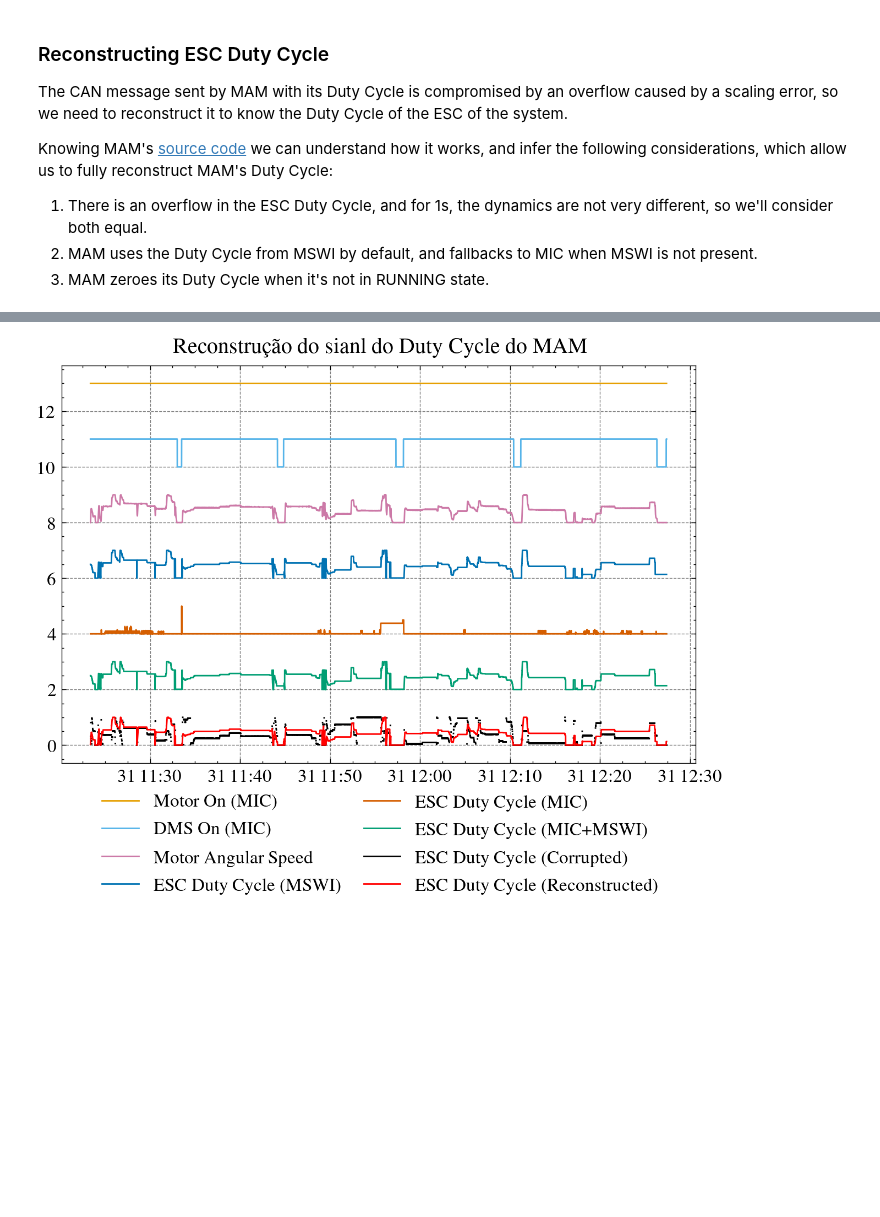
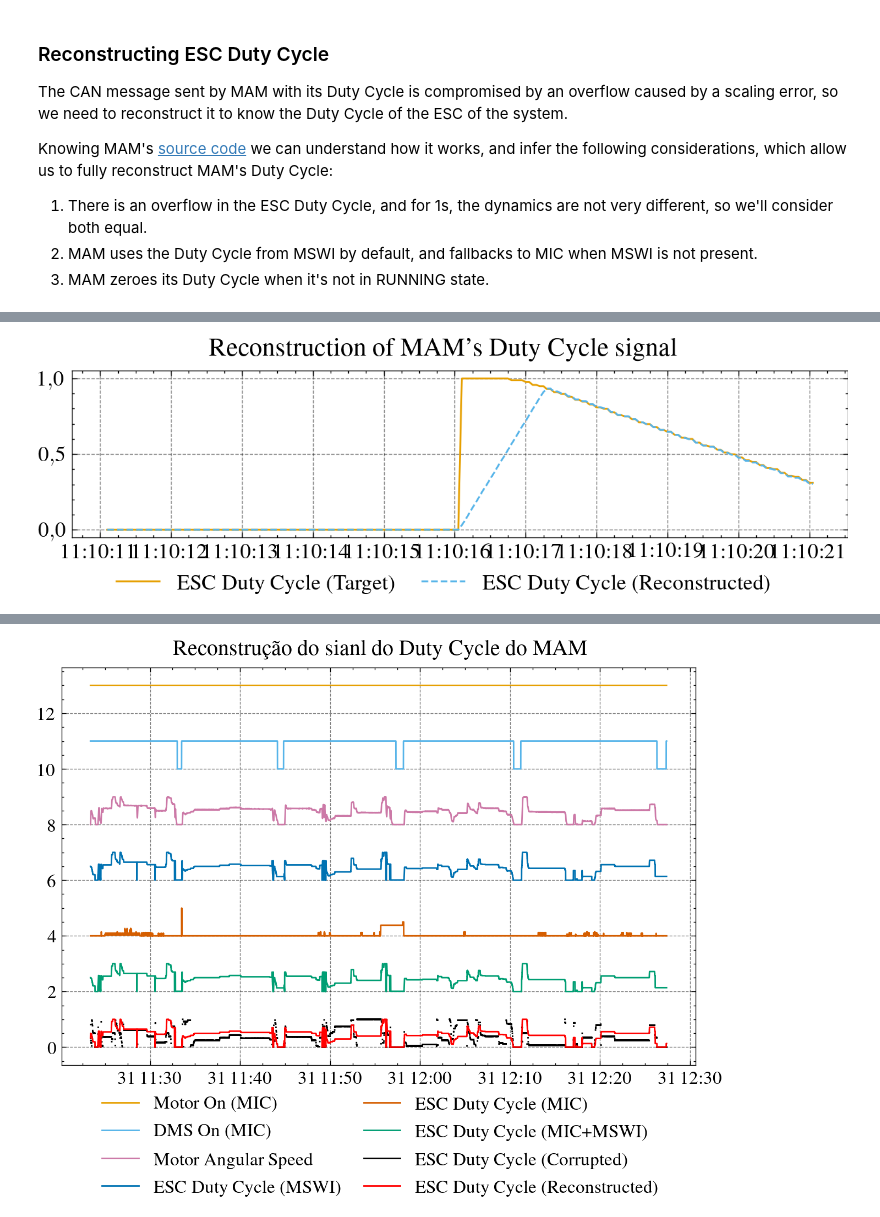
Before and after one commit to joaoantoniocardoso/solarboat_simulator, a Jupyter notebook: data_process/transformation.ipynb, the cells around one changed output, grey strips where cells are left out. Saved outputs shown, nothing was run; the diff lists cells and outputs as text; code cells hidden in the pictures; blank space fills up the shorter version.

```diff
--- a/data_process/transformation.ipynb
+++ b/data_process/transformation.ipynb
@@ -530,3 +558,101 @@ df[system_data["ESC Duty Cycle (MIC+MSWI)"]] = df[
 df[system_data["ESC Ramp (MIC+MSWI)"]] = df[system_data["ESC Ramp (MSWI)"]].fillna(
     df[system_data["ESC Ramp (MIC)"]]
 )
+# %%
+%matplotlib inline
+
+argmin = int((df[system_data["ESC Duty Cycle (MSWI)"]].diff() / df.index.diff().mean().total_seconds()).argmin())
+y = df.iloc[(argmax-100):(argmax+100)]
+t_start_min = y.index.min()
+t_end_min = y.index.max()
+
+argmax = int((df[system_data["ESC Duty Cycle (MSWI)"]].diff() / df.index.diff().mean().total_seconds()).argmax())
+y = df.iloc[(argmin-100):(argmin+100)]
+t_start_max = y.index.min()
+t_end_max = y.index.max()
+
+t_start = pd.Timestamp("2020-02-02 11:58:20")
+t_end = pd.Timestamp("2020-02-02 12:01:40")
+
+for (start,end) in [
+    (t_start_min, t_end_min),
+    (t_start_max, t_end_max),
+    (t_start, t_end),
+]:
+
+    df_section = df.loc[start:end, [system_data["ESC Duty Cycle (MIC+MSWI)"], system_data["ESC Ramp (MIC+MSWI)"], "MIC19__MOTOR__MOTOR__MOTOR_ON", "MIC19__MOTOR__MOTOR__DMS_ON", system_data["ESC Duty Cycle (MAM)"]]]
+
+    df_section = df_section.rename(columns={
+        system_data["ESC Duty Cycle (MIC+MSWI)"]: "d_target",
+        system_data["ESC Ramp (MIC+MSWI)"]: "i_target",
+        "MIC19__MOTOR__MOTOR__MOTOR_ON": "motor_on",
+        "MIC19__MOTOR__MOTOR__DMS_ON": "dms",
+        system_data["ESC Duty Cycle (MAM)"]: "d_corrupted",
+    })
+
+    sample_rate_hz = 20
+    assert sample_rate_hz == (1 / df_section.index.diff().mean().total_seconds())
+
+    df_section["d_reconstructed"], final_state = simulate_applied_duty_cycle(
+        desired_d_norm_samples=df_section["d_target"],
+        i_target_norm_samples=df_section["i_target"],
+        motor_on_samples=df_section["motor_on"],
+        dms_samples=df_section["dms"],
+        fault_samples=None,
+        sample_rate_hz=sample_rate_hz,
+        simulate_overflow=False,
+    )
+
+    display(df_section.describe())
+
+    fig = plt.figure(figsize=figsize(subplots=(0.4, 1)))
+    plt.plot(
+        df_section.index,
+        df_section["d_target"],
+        label="ESC Duty Cycle (Target)",
+    )
+    plt.plot(
+        df_section.index,
+        df_section["d_reconstructed"],
+        label="ESC Duty Cycle (Reconstructed)",
+    )
+    fig_save_and_show(
+        filename=None,#f"{latex_img_path}/transformation_duty_cycle_reconstruction.pdf",
+        save_title="Reconstrução do sinal do Duty Cycle do MAM",
+        show_title="Reconstruction of MAM's Duty Cycle signal",
+        fig=fig,
+        ncol=2,
+    )
+
+    df_section["d_reconstructed_corrupted"], final_state = simulate_applied_duty_cycle(
+        desired_d_norm_samples=df_section["d_target"],
+        i_target_norm_samples=df_section["i_target"],
+        motor_on_samples=df_section["motor_on"],
+        dms_samples=df_section["dms"],
+        fault_samples=None,
+        sample_rate_hz=sample_rate_hz,
+        simulate_overflow=True,
+    )
+
+    display(df_section.describe())
+
+    fig = plt.figure(figsize=figsize(subplots=(0.4, 1)))
+    plt.plot(
+        df_section.index,
+        df_section["d_corrupted"],
+        'x',
+        label="ESC Duty Cycle (Corrupted)",
+    )
+    plt.plot(
+        df_section.index,
+        df_section["d_reconstructed_corrupted"],
+        label="ESC Duty Cycle (Corrupted, Reconstructed)",
+    )
+    fig_save_and_show(
+        filename=None,#f"{latex_img_path}/transformation_duty_cycle_reconstruction.pdf",
+        save_title="Reconstrução do sinal corrompido do Duty Cycle do MAM",
+        show_title="Reconstruction of MAM's corrupted Duty Cycle signal",
+        fig=fig,
+        ncol=2,
+    )
+# %% [output]
@@ -532,0 +668 @@ df[system_data["ESC Ramp (MIC+MSWI)"]] = df[system_data["ESC Ramp (MSWI)"]].fill
+[figure, added]
```
Also changed, not shown: parts of 9 cells of this notebook, 3 other files.
